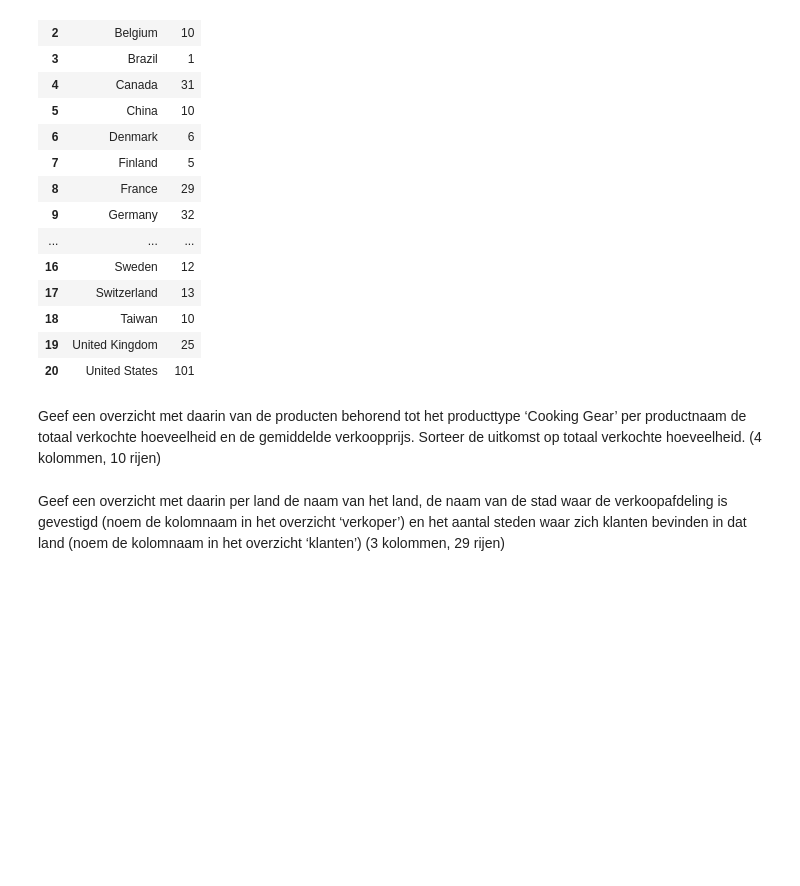
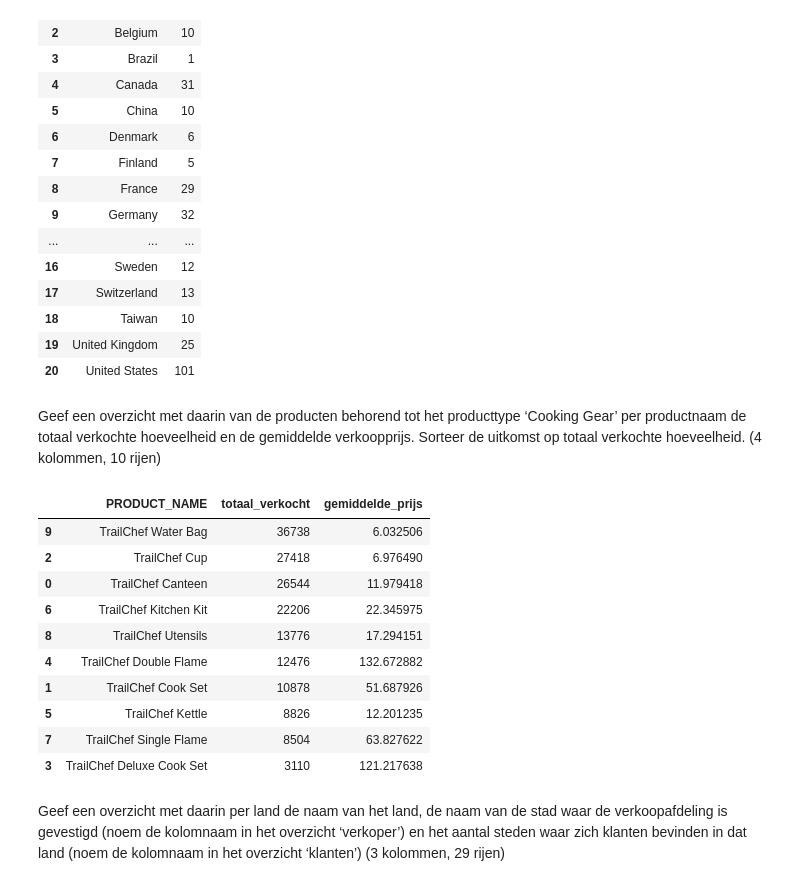
Before and after one commit to I-am-SPEED-95/DEDS_portfolio, a Jupyter notebook: Week1/DEDS_WC_1.2_en_1.3_Opdrachten.ipynb, the cells around one changed output. Cells and saved outputs as stored; diff of their text form; code cells hidden in the pictures; blank space fills up the shorter version.

```diff
--- a/Week1/DEDS_WC_1.2_en_1.3_Opdrachten.ipynb
+++ b/Week1/DEDS_WC_1.2_en_1.3_Opdrachten.ipynb
@@ -480,5 +480,23 @@ retailer_country.groupby('COUNTRY', as_index=False)['COUNTRY_CODE'].size()
 | 20 | United States | 101 |
 # %% [markdown]
 Geef een overzicht met daarin van de producten behorend tot het producttype ‘Cooking Gear’ per productnaam de totaal verkochte hoeveelheid en de gemiddelde verkoopprijs. Sorteer de uitkomst op totaal verkochte hoeveelheid. (4 kolommen, 10 rijen)
+# %%
+cooking_gear_orders = product_order_details_type.loc[product_order_details_type['PRODUCT_TYPE_EN']=='Cooking Gear']
+
+antw =cooking_gear_orders.groupby(['PRODUCT_NAME'], as_index=False).agg(totaal_verkocht=('QUANTITY', 'sum'), gemiddelde_prijs=('UNIT_SALE_PRICE', 'mean'))
+
+antw.sort_values(by='totaal_verkocht', ascending=False)
+# %% [output]
+|  | PRODUCT_NAME | totaal_verkocht | gemiddelde_prijs |
+| 9 | TrailChef Water Bag | 36738 | 6.032506 |
+| 2 | TrailChef Cup | 27418 | 6.976490 |
+| 0 | TrailChef Canteen | 26544 | 11.979418 |
+| 6 | TrailChef Kitchen Kit | 22206 | 22.345975 |
+| 8 | TrailChef Utensils | 13776 | 17.294151 |
+| 4 | TrailChef Double Flame | 12476 | 132.672882 |
+| 1 | TrailChef Cook Set | 10878 | 51.687926 |
+| 5 | TrailChef Kettle | 8826 | 12.201235 |
+| 7 | TrailChef Single Flame | 8504 | 63.827622 |
+| 3 | TrailChef Deluxe Cook Set | 3110 | 121.217638 |
 # %% [markdown]
 Geef een overzicht met daarin per land de naam van het land, de naam van de stad waar de verkoopafdeling is gevestigd (noem de kolomnaam in het overzicht ‘verkoper’) en het aantal steden waar zich klanten bevinden in dat land (noem de kolomnaam in het overzicht ‘klanten’) (3 kolommen, 29 rijen)
```
Also changed, not shown: parts of 6 cells of this notebook, 1 other file.
